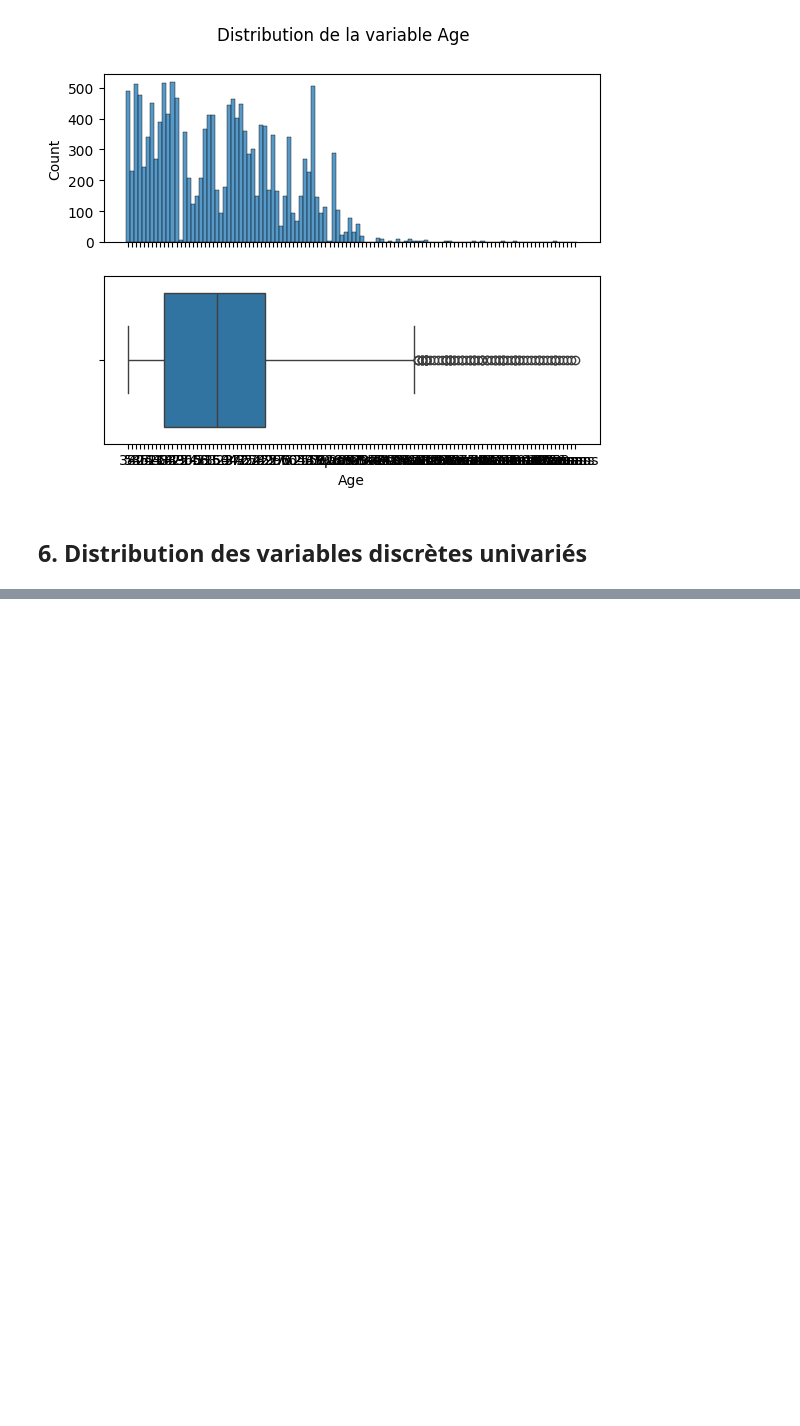
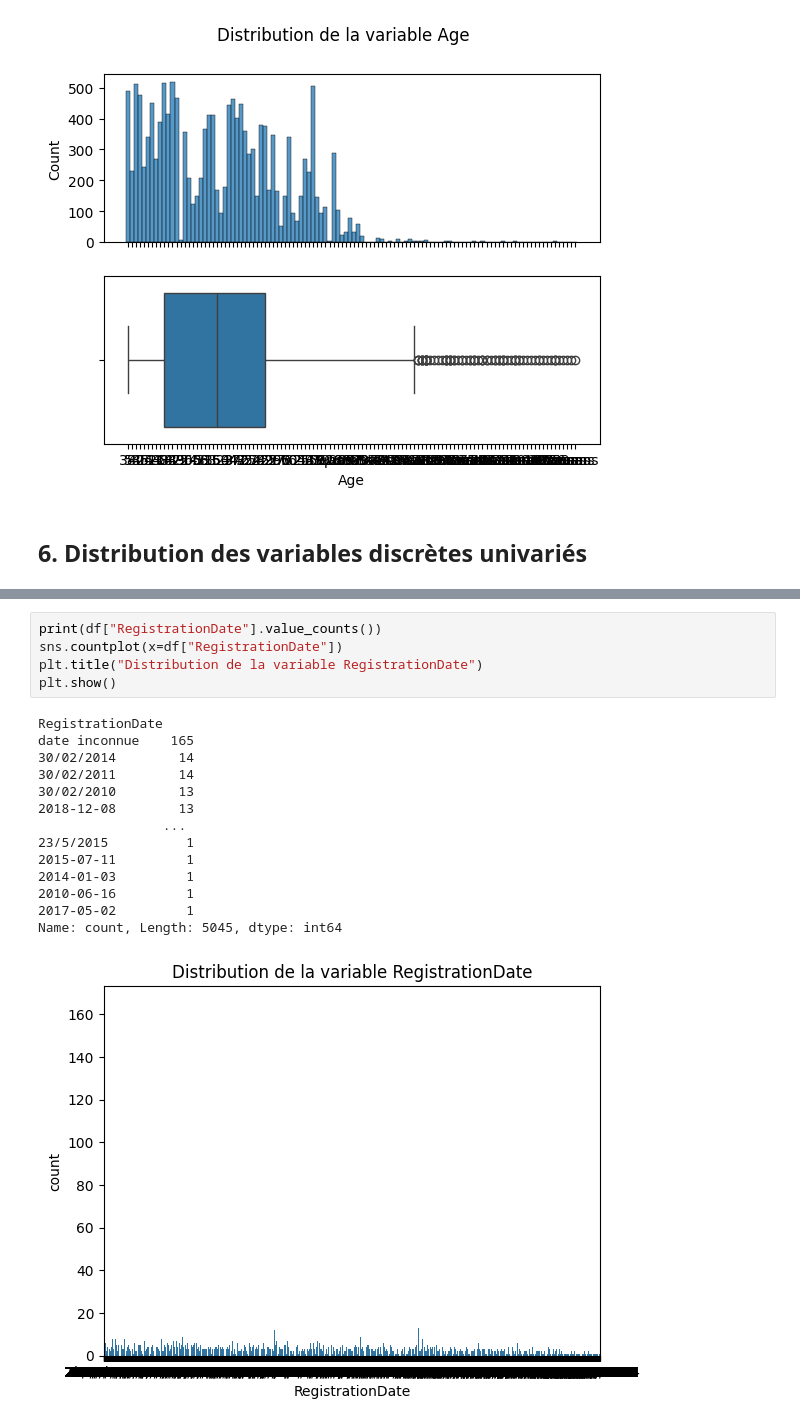
Before and after one commit to romaric420/prediction_depart_client_cycle_complet_ml, a Jupyter notebook: notebooks/01_eda.ipynb, the cells around one changed output, grey strips where cells are left out. Cells and saved outputs as stored; diff of their text form; blank space fills up the shorter version.

```diff
--- a/notebooks/01_eda.ipynb
+++ b/notebooks/01_eda.ipynb
@@ -214,0 +231,20 @@ Name: Age, dtype: object
+# %%
+print(df["RegistrationDate"].value_counts())
+sns.countplot(x=df["RegistrationDate"])
+plt.title("Distribution de la variable RegistrationDate")
+plt.show()
+# %% [output]
+RegistrationDate
+date inconnue    165
+30/02/2014        14
+30/02/2011        14
+30/02/2010        13
+2018-12-08        13
+                ...
+23/5/2015          1
+2015-07-11         1
+2014-01-03         1
+2010-06-16         1
+2017-05-02         1
+Name: count, Length: 5045, dtype: int64
+[figure, added]
```
Also changed, not shown: parts of 22 cells of this notebook, 32 other files.
